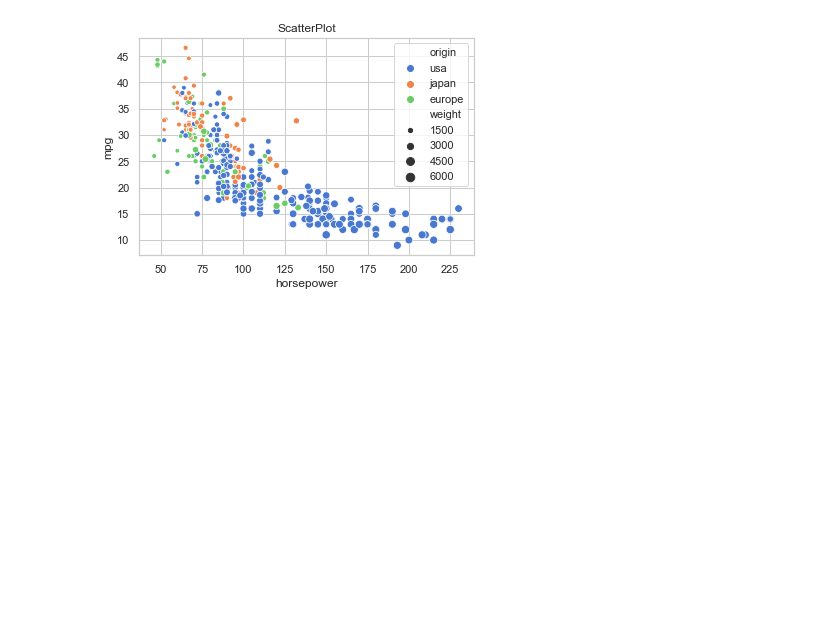
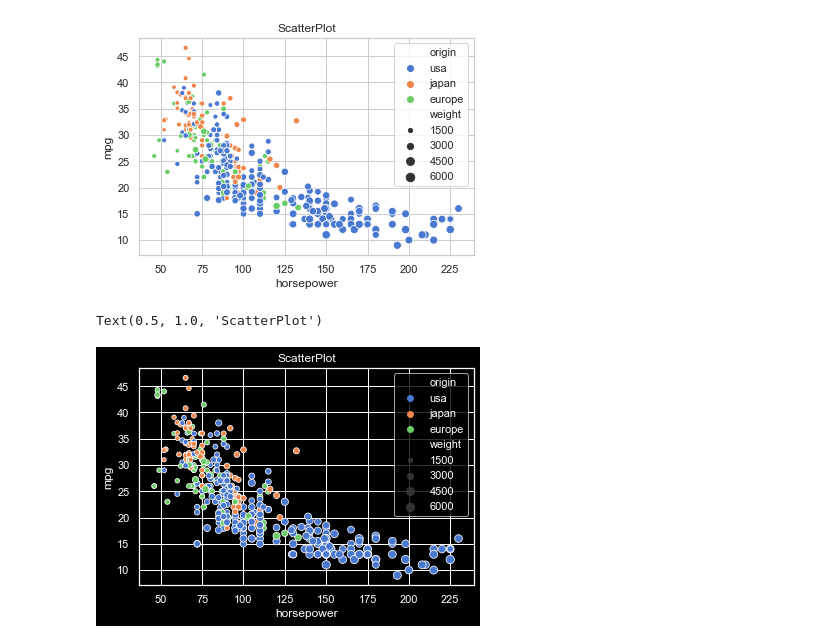
Before and after one commit to manasa-rajesh/Python-for-DataScience, a Jupyter notebook: Seaborn.ipynb, the cells around one changed output. Cells and saved outputs as stored; diff of their text form; code cells hidden in the pictures; blank space fills up the shorter version.

```diff
--- a/Seaborn.ipynb
+++ b/Seaborn.ipynb
@@ -41,5 +41,9 @@ sns.scatterplot(x="horsepower",y="mpg",data=mpg,hue='origin',size='weight',palet
 Text(0.5, 1.0, 'ScatterPlot')
 [figure]
 # %%
+import matplotlib.pyplot as plt
+plt.style.use("dark_background")
 sns.scatterplot(x="horsepower",y="mpg",data=mpg,hue='origin',size='weight',palette='muted').set_title("ScatterPlot")
-p
+# %% [output]
+Text(0.5, 1.0, 'ScatterPlot')
+[figure, added]
```
Also changed, not shown: parts of 3 cells of this notebook.
